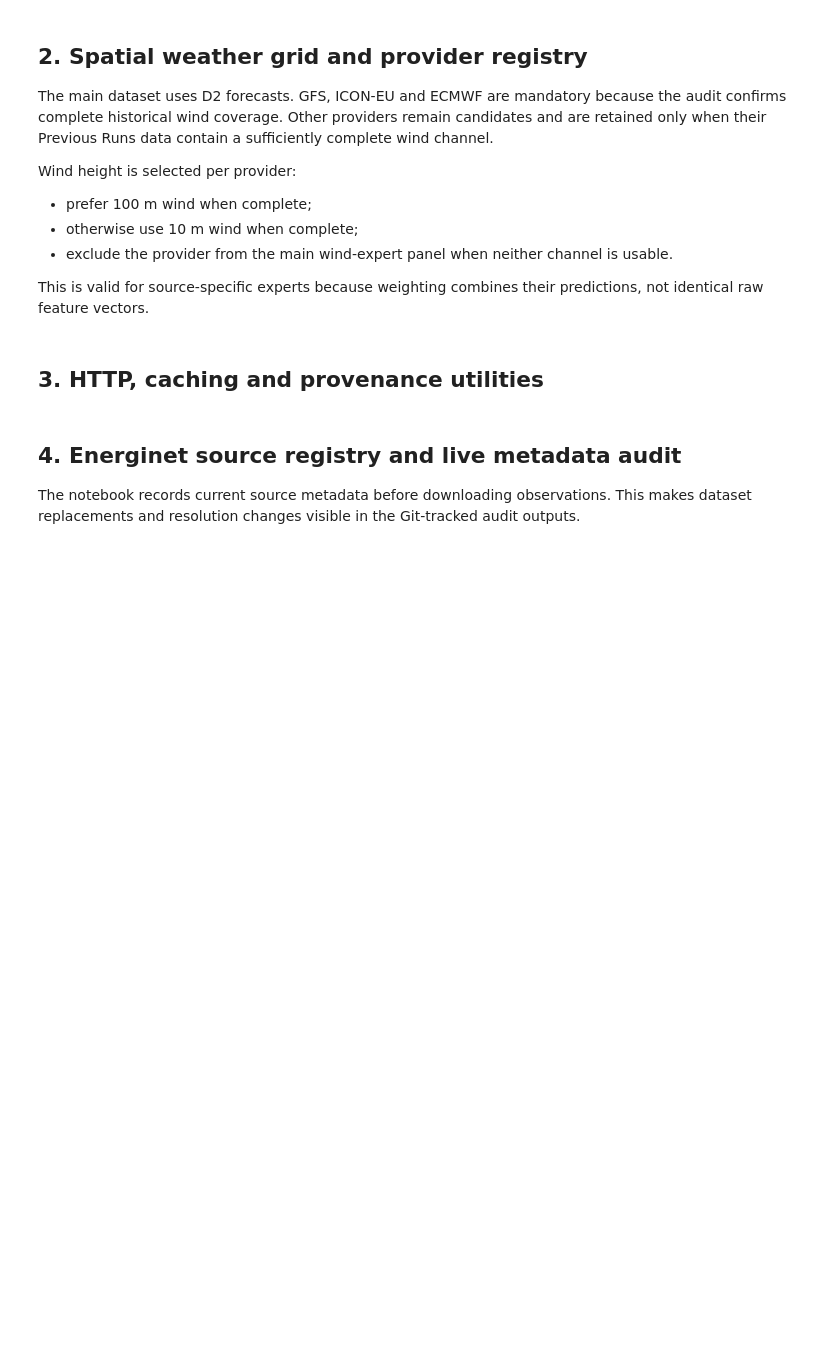
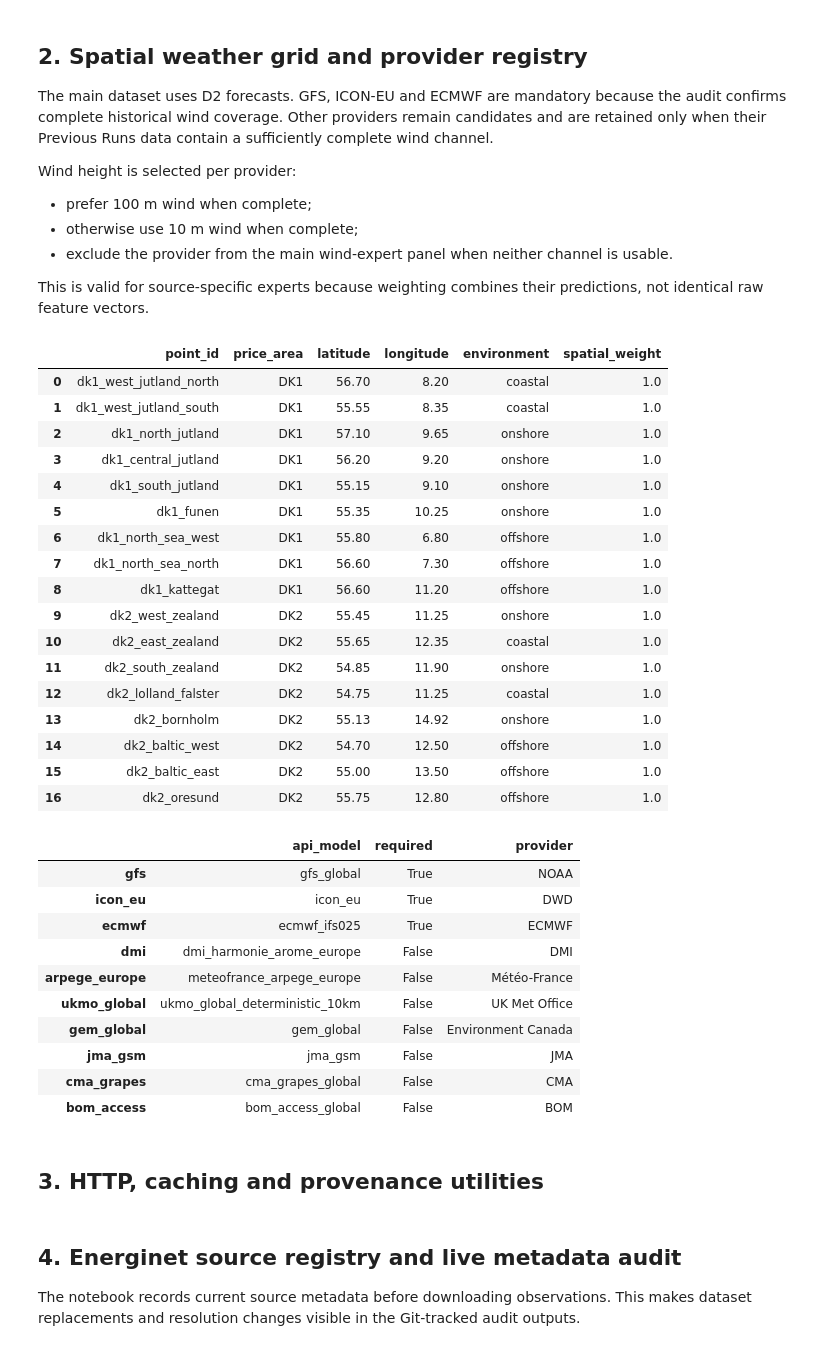
Before and after one commit to xariska3/nordic-wind-decision-system, a Jupyter notebook: notebooks/01_data_collection_and_validation_v4.ipynb, the cells around one changed output. Cells and saved outputs as stored; diff of their text form; code cells hidden in the pictures; blank space fills up the shorter version.

```diff
--- a/notebooks/01_data_collection_and_validation_v4.ipynb
+++ b/notebooks/01_data_collection_and_validation_v4.ipynb
@@ -269,33 +275,80 @@ EXACT_WEATHER_MODELS = {
     },
     "cma_grapes": {
         "api_model": "cma_grapes_global",
         "run_hours_utc": [0, 6, 12, 18],
         "availability_lag_hours": 6,
     },
     "bom_access": {
         "api_model": "bom_access_global",
         "run_hours_utc": [0, 6, 12, 18],
         "availability_lag_hours": 6,
     },
 }
 
+EXACT_ACTIVE_ALIASES = [
+    "gfs",
+    "icon_eu",
+    "ecmwf",
+    "dmi",
+    "arpege_europe",
+    "ukmo_global",
+    "cma_grapes",
+]
+
+EXACT_WEATHER_MODELS = {
+    model_alias: specification
+    for model_alias, specification
+    in EXACT_WEATHER_MODELS.items()
+    if model_alias in EXACT_ACTIVE_ALIASES
+}
+
 WEATHER_VARIABLES = [
     "wind_speed_100m",
     "wind_direction_100m",
     "wind_speed_10m",
     "wind_direction_10m",
     "temperature_2m",
     "pressure_msl",
 ]
 
 PREVIOUS_RUN_DAY = 2
 PREVIOUS_RUN_VARIABLES = [
     f"{variable}_previous_day{PREVIOUS_RUN_DAY}"
     for variable in WEATHER_VARIABLES
 ]
 
 display(WEATHER_POINTS)
 display(pd.DataFrame(MAIN_WEATHER_MODELS).T)
+# %% [output]
+|  | point_id | price_area | latitude | longitude | environment | spatial_weight |
+| 0 | dk1_west_jutland_north | DK1 | 56.70 | 8.20 | coastal | 1.0 |
+| 1 | dk1_west_jutland_south | DK1 | 55.55 | 8.35 | coastal | 1.0 |
+| 2 | dk1_north_jutland | DK1 | 57.10 | 9.65 | onshore | 1.0 |
+| 3 | dk1_central_jutland | DK1 | 56.20 | 9.20 | onshore | 1.0 |
+| 4 | dk1_south_jutland | DK1 | 55.15 | 9.10 | onshore | 1.0 |
+| 5 | dk1_funen | DK1 | 55.35 | 10.25 | onshore | 1.0 |
+| 6 | dk1_north_sea_west | DK1 | 55.80 | 6.80 | offshore | 1.0 |
+| 7 | dk1_north_sea_north | DK1 | 56.60 | 7.30 | offshore | 1.0 |
+| 8 | dk1_kattegat | DK1 | 56.60 | 11.20 | offshore | 1.0 |
+| 9 | dk2_west_zealand | DK2 | 55.45 | 11.25 | onshore | 1.0 |
+| 10 | dk2_east_zealand | DK2 | 55.65 | 12.35 | coastal | 1.0 |
+| 11 | dk2_south_zealand | DK2 | 54.85 | 11.90 | onshore | 1.0 |
+| 12 | dk2_lolland_falster | DK2 | 54.75 | 11.25 | coastal | 1.0 |
+| 13 | dk2_bornholm | DK2 | 55.13 | 14.92 | onshore | 1.0 |
+| 14 | dk2_baltic_west | DK2 | 54.70 | 12.50 | offshore | 1.0 |
+| 15 | dk2_baltic_east | DK2 | 55.00 | 13.50 | offshore | 1.0 |
+| 16 | dk2_oresund | DK2 | 55.75 | 12.80 | offshore | 1.0 |
+|  | api_model | required | provider |
+| gfs | gfs_global | True | NOAA |
+| icon_eu | icon_eu | True | DWD |
+| ecmwf | ecmwf_ifs025 | True | ECMWF |
+| dmi | dmi_harmonie_arome_europe | False | DMI |
+| arpege_europe | meteofrance_arpege_europe | False | Météo-France |
+| ukmo_global | ukmo_global_deterministic_10km | False | UK Met Office |
+| gem_global | gem_global | False | Environment Canada |
+| jma_gsm | jma_gsm | False | JMA |
+| cma_grapes | cma_grapes_global | False | CMA |
+| bom_access | bom_access_global | False | BOM |
 # %% [markdown]
 ## 3. HTTP, caching and provenance utilities
 # %%
```
Also changed, not shown: parts of 19 cells of this notebook, 28 other files.
